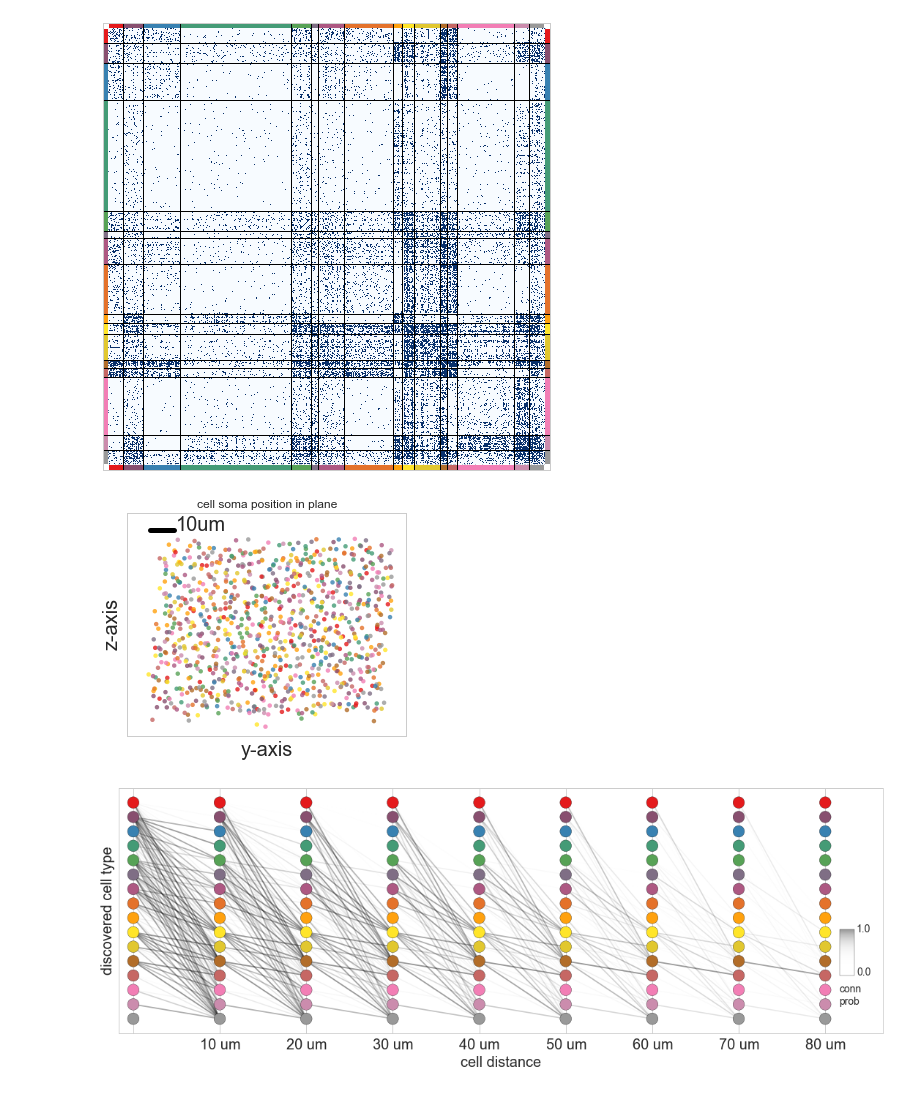
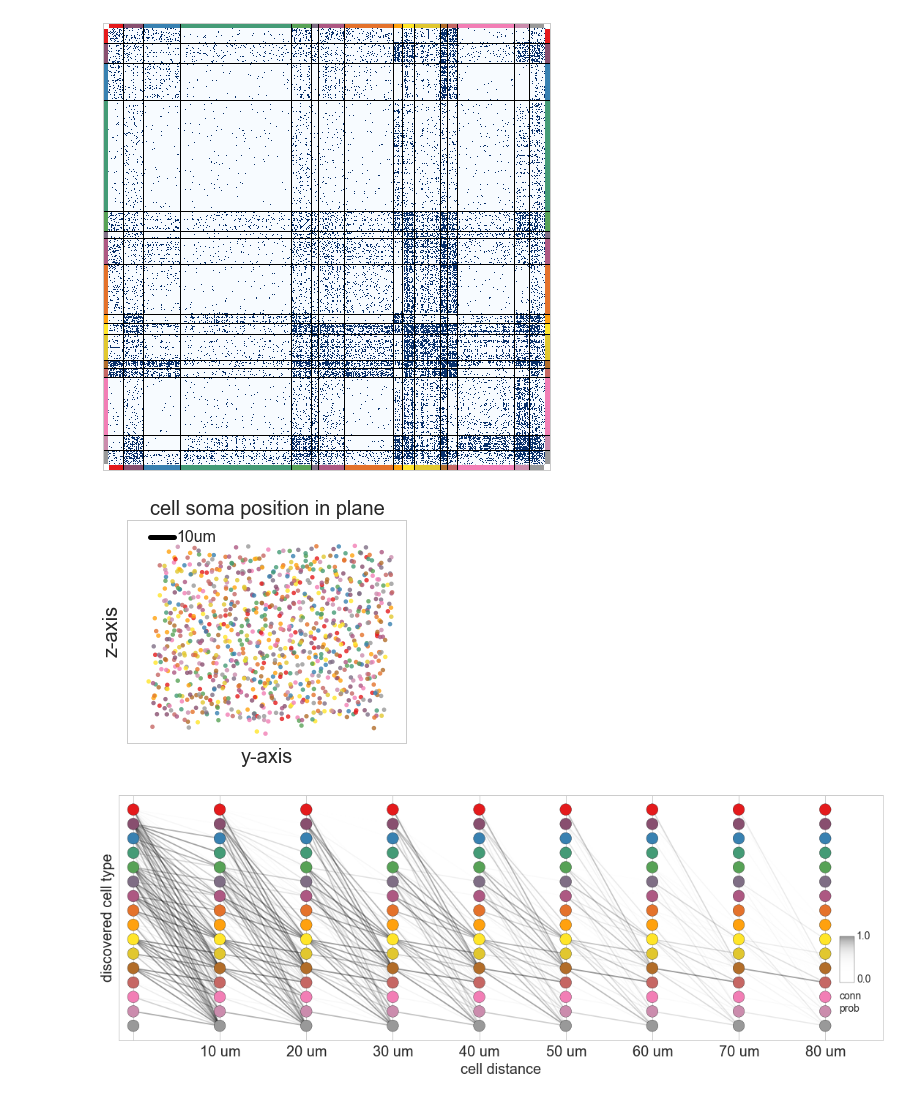
Before and after one commit to ericmjonas/connectodiscovery, a Jupyter notebook: experiments/mouseretina/plots.ipynb, the cells around one changed output. Drawn from its saved outputs; the diff is of its cells as text; code cells hidden in the pictures.

```diff
--- a/experiments/mouseretina/plots.ipynb
+++ b/experiments/mouseretina/plots.ipynb
@@ -340,27 +341,27 @@ fig.savefig("tgt.bestsample.connmat.clustered.pdf")
 # %%
 
 import irm
 
 
 fig = pylab.figure(figsize=(5, 4))
 
 ax = fig.add_subplot(1, 1, 1)
 
 ax.scatter(neurons.y, neurons.z, c=group_colors, s=20, alpha=0.8, edgecolor='none')
 ax.set_xticks([])
 ax.set_xlim(00, 120)
 ax.set_yticks([])
 ax.set_ylim(00, 90)
 ax.grid(False)
-ax.set_title("cell soma position in plane")
+ax.set_title("cell soma position in plane", fontsize=20)
 ax.set_xlabel('y-axis', fontsize=20)
 ax.set_ylabel('z-axis', fontsize=20)
 ax.plot([10, 20], [83, 83], linewidth=5, c='k')
-ax.text(22, 83, "10um", fontsize=20)
+ax.text(22, 83, "10um", fontsize=16, verticalalignment='center')
 
 fig.savefig("tgt.bestsample.somapos.pdf")
 # %% [output]
-[figure, old version]
+[figure, new version]
 # %%
 #a = pickle.load(open("sparkdatacv/retina.1.srm_clist_xsoma.3.0.xyz.0.2-cv_nfold_10-fixed_20_100-anneal_slow_1000.samples.pickle"))
 # %%
```
Also changed, not shown: parts of 1 cell of this notebook, 7 other files.
